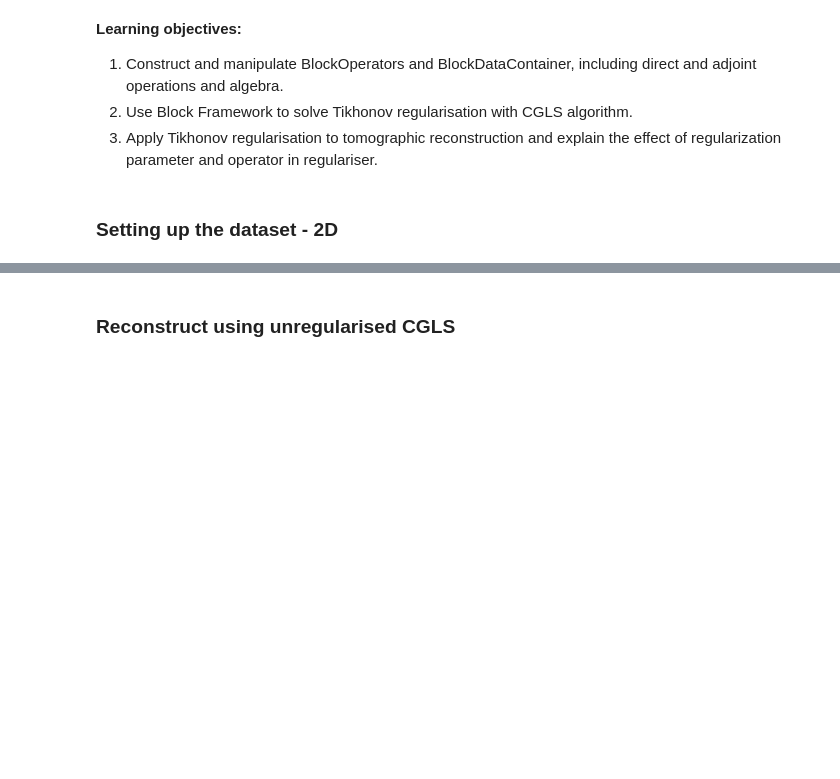
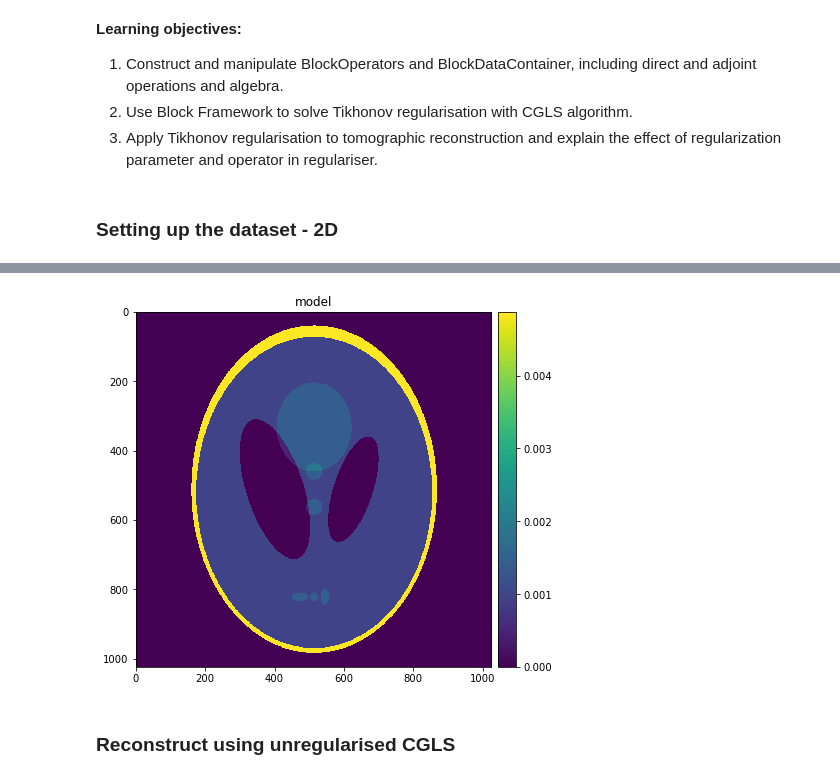
Before and after one commit to paskino/CIL-Demos, a Jupyter notebook: Notebooks/ex04_tikhonov_block_gemma.ipynb, the cells around one changed output, grey strips where cells are left out. Cells and saved outputs as stored; diff of their text form; code cells hidden in the pictures; blank space fills up the shorter version.

```diff
--- a/Notebooks/ex04_tikhonov_block_gemma.ipynb
+++ b/Notebooks/ex04_tikhonov_block_gemma.ipynb
@@ -124,3 +162,7 @@ plot2D_2(sinogram, "sinogram", sinogram_noisy, "np sinogram noisy")
+# %%
+plotter2D(model, "model")
+# %% [output]
+[figure, added]
 # %% [markdown]
 <a id="section_CGLS_simple"></a>
 ### Reconstruct using unregularised CGLS
```
Also changed, not shown: parts of 19 cells of this notebook.
